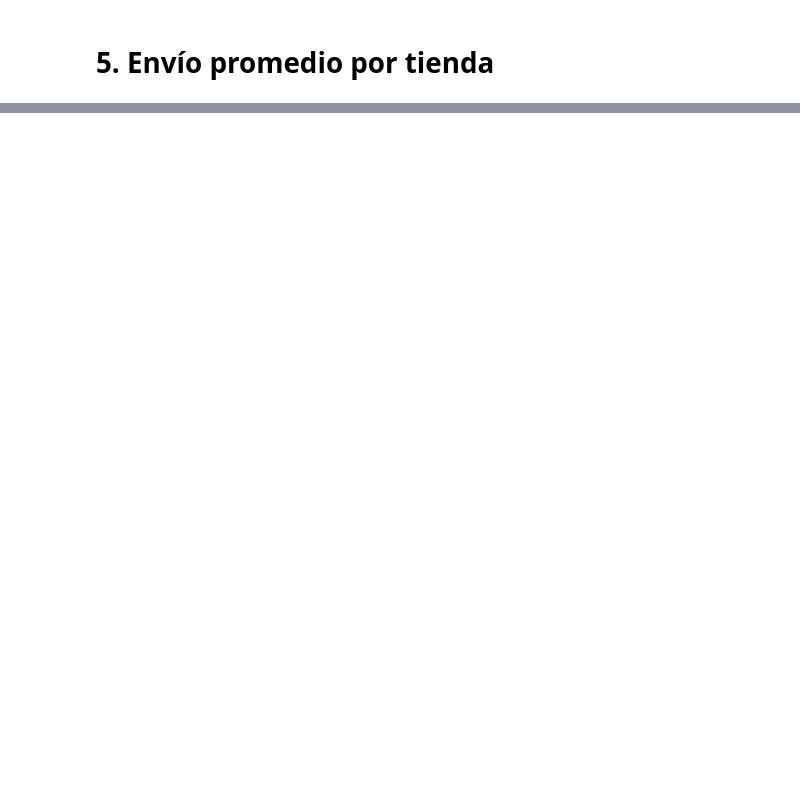
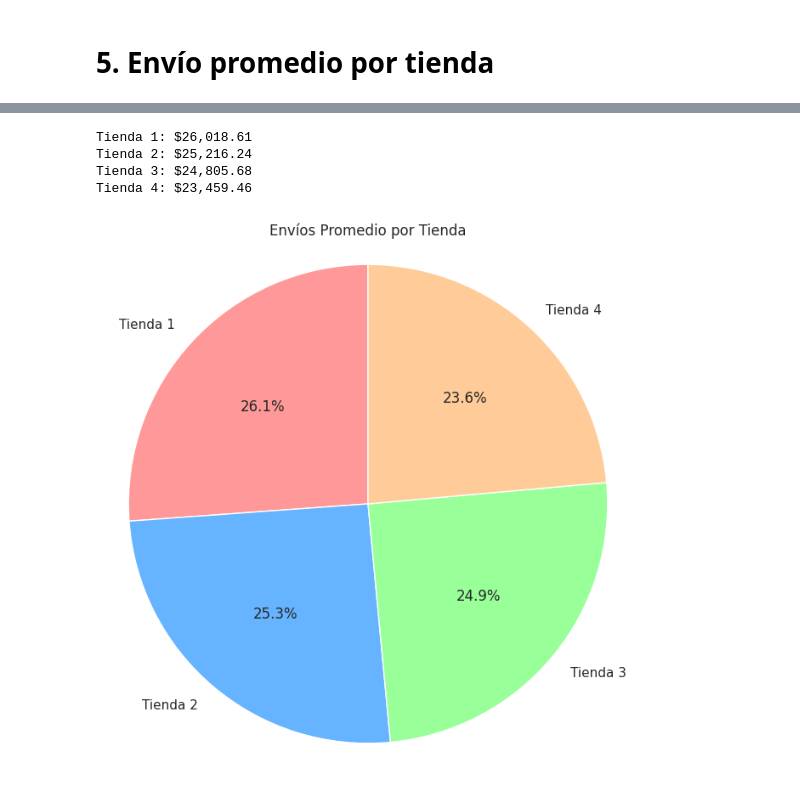
Before and after one commit to GabArg/ProyectoAluraLatam, a Jupyter notebook: AluraStoreLatam.ipynb, the cells around one changed output, grey strips where cells are left out. Saved outputs shown, nothing was run; the diff lists cells and outputs as text; code cells hidden in the pictures; blank space fills up the shorter version.

```diff
--- a/AluraStoreLatam.ipynb
+++ b/AluraStoreLatam.ipynb
@@ -462,3 +275,47 @@ plt.show()
+# %%
+# Calcular el costo de envío promedio por tienda
+envio_promedio_por_tienda = {
+    "Tienda 1": tienda1['Costo de envío'].mean(),
+    "Tienda 2": tienda2['Costo de envío'].mean(),
+    "Tienda 3": tienda3['Costo de envío'].mean(),
+    "Tienda 4": tienda4['Costo de envío'].mean(),
+}
+
+# Mostrar los resultados con dos decimales
+for tienda, costo_promedio in envio_promedio_por_tienda.items():
+    print(f"{tienda}: ${costo_promedio:,.2f}")
+# %% [output]
+Tienda 1: $26,018.61
+Tienda 2: $25,216.24
+Tienda 3: $24,805.68
+Tienda 4: $23,459.46
+# %%
+import pandas as pd
+import matplotlib.pyplot as plt
+
+# Suponiendo que ya tienes los DataFrames de cada tienda (tienda1, tienda2, tienda3, tienda4)
+# Si no, realiza la división según tu lógica anterior
+
+# Calcular el envío promedio por tienda
+envio_promedio_tienda1 = tienda1['Costo de envío'].mean()
+envio_promedio_tienda2 = tienda2['Costo de envío'].mean()
+envio_promedio_tienda3 = tienda3['Costo de envío'].mean()
+envio_promedio_tienda4 = tienda4['Costo de envío'].mean()
+
+# Datos para el gráfico circular (envíos promedio por tienda)
+tiendas = ['Tienda 1', 'Tienda 2', 'Tienda 3', 'Tienda 4']
+envios_promedio = [envio_promedio_tienda1, envio_promedio_tienda2, envio_promedio_tienda3, envio_promedio_tienda4]
+
+# Crear el gráfico circular
+plt.figure(figsize=(8, 8))
+plt.pie(envios_promedio, labels=tiendas, autopct='%1.1f%%', startangle=90, colors=['#ff9999','#66b3ff','#99ff99','#ffcc99'])
+plt.title('Envíos Promedio por Tienda')
+
+# Mostrar el gráfico
+plt.axis('equal')  # Para asegurar que el gráfico sea un círculo
+plt.show()
+# %% [output]
+[figure, added]
 # %% [markdown]
 **Informe Final: Análisis de Tiendas y Recomendación para el Sr. Juan**
 
```
Also changed, not shown: parts of 11 cells of this notebook.
